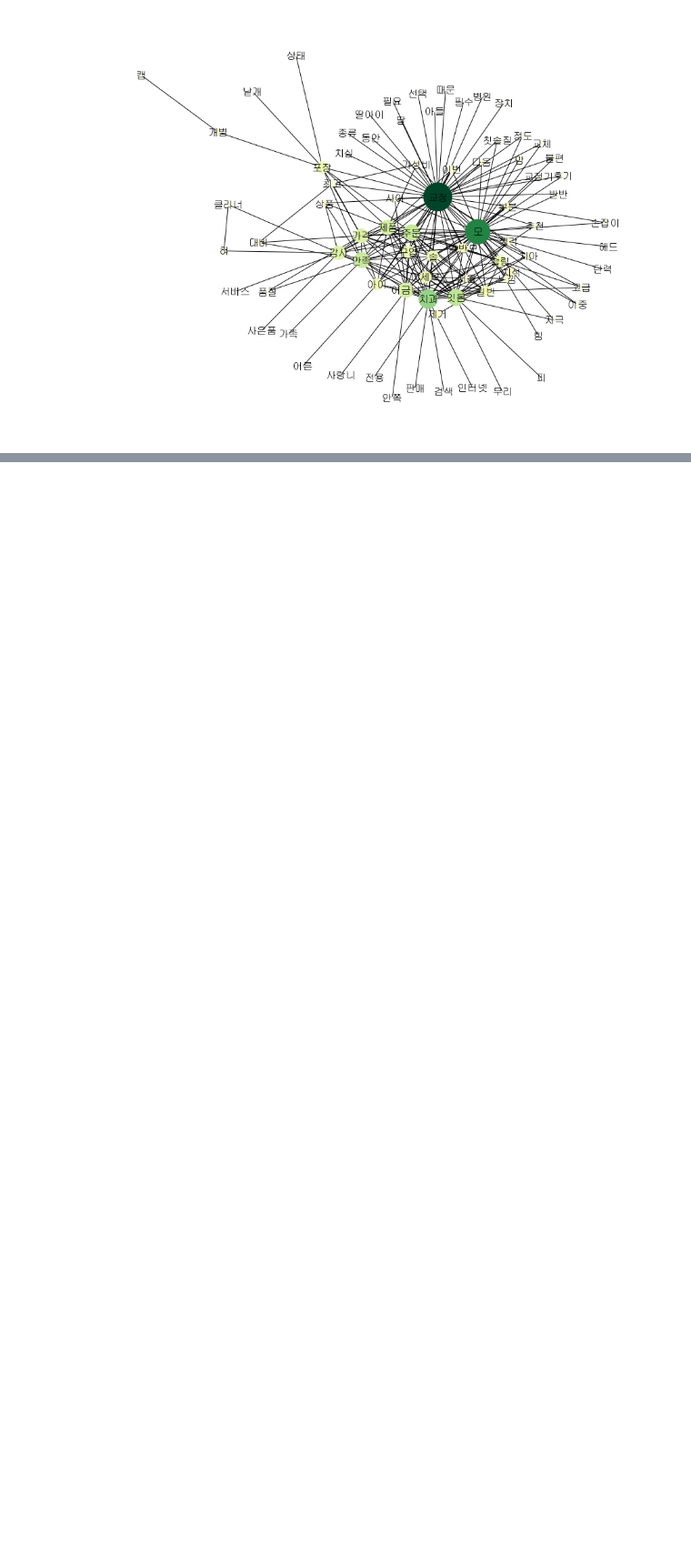
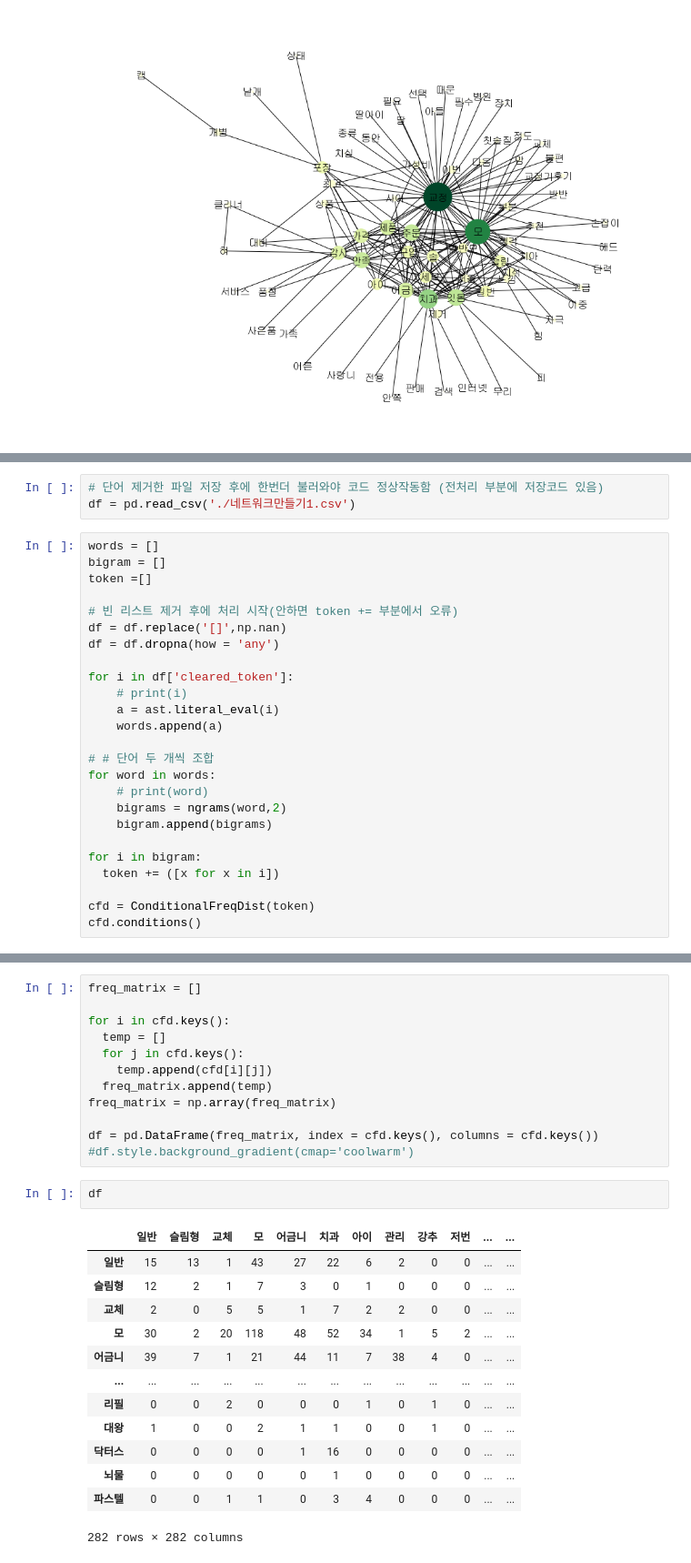
Before and after one commit to K-Final-Project/MZ-trend, a Jupyter notebook: 네이버쇼핑몰 칫솔-동호/2. 스마트스토어 - 네트워크분석.ipynb, the cells around one changed output, grey strips where cells are left out. Shown: that part at 91% size. Drawn from its saved outputs; the diff is of its cells as text; blank space fills up the shorter version.

```diff
--- a/네이버쇼핑몰 칫솔-동호/2. 스마트스토어 - 네트워크분석.ipynb
+++ b/네이버쇼핑몰 칫솔-동호/2. 스마트스토어 - 네트워크분석.ipynb
@@ -371,0 +521,28 @@ plt.savefig('./칫솔 - 네트워크분석.jpeg')            # 이미지 저장
+# %%
+# 단어 제거한 파일 저장 후에 한번더 불러와야 코드 정상작동함 (전처리 부분에 저장코드 있음)
+df = pd.read_csv('./네트워크만들기1.csv')
+# %%
+words = []
+bigram = []
+token =[]
+
+# 빈 리스트 제거 후에 처리 시작(안하면 token += 부분에서 오류)
+df = df.replace('[]',np.nan)
+df = df.dropna(how = 'any')
+
+for i in df['cleared_token']:
+    # print(i)
+    a = ast.literal_eval(i)
+    words.append(a)
+
+# # 단어 두 개씩 조합
+for word in words:
+    # print(word)
+    bigrams = ngrams(word,2)
+    bigram.append(bigrams)
+
+for i in bigram:
+  token += ([x for x in i])
+
+cfd = ConditionalFreqDist(token)
+cfd.conditions()
@@ -371,0 +567,28 @@ plt.savefig('./칫솔 - 네트워크분석.jpeg')            # 이미지 저장
+# %%
+freq_matrix = []
+
+for i in cfd.keys():
+  temp = []
+  for j in cfd.keys():
+    temp.append(cfd[i][j])
+  freq_matrix.append(temp)
+freq_matrix = np.array(freq_matrix)
+
+df = pd.DataFrame(freq_matrix, index = cfd.keys(), columns = cfd.keys())
+#df.style.background_gradient(cmap='coolwarm')
+# %%
+df
+# %% [output]
+|  | 일반 | 슬림형 | 교체 | 모 | 어금니 | 치과 | 아이 | 관리 | 강추 | 저번 | ... | ... |
+| 일반 | 15 | 13 | 1 | 43 | 27 | 22 | 6 | 2 | 0 | 0 | ... | ... |
+| 슬림형 | 12 | 2 | 1 | 7 | 3 | 0 | 1 | 0 | 0 | 0 | ... | ... |
+| 교체 | 2 | 0 | 5 | 5 | 1 | 7 | 2 | 2 | 0 | 0 | ... | ... |
+| 모 | 30 | 2 | 20 | 118 | 48 | 52 | 34 | 1 | 5 | 2 | ... | ... |
+| 어금니 | 39 | 7 | 1 | 21 | 44 | 11 | 7 | 38 | 4 | 0 | ... | ... |
+| ... | ... | ... | ... | ... | ... | ... | ... | ... | ... | ... | ... | ... |
+| 리필 | 0 | 0 | 2 | 0 | 0 | 0 | 1 | 0 | 1 | 0 | ... | ... |
+| 대왕 | 1 | 0 | 0 | 2 | 1 | 1 | 0 | 0 | 1 | 0 | ... | ... |
+| 닥터스 | 0 | 0 | 0 | 0 | 1 | 16 | 0 | 0 | 0 | 0 | ... | ... |
+| 뇌물 | 0 | 0 | 0 | 0 | 0 | 1 | 0 | 0 | 0 | 0 | ... | ... |
+| 파스텔 | 0 | 0 | 1 | 1 | 0 | 3 | 4 | 0 | 0 | 0 | ... | ... |
+282 rows × 282 columns
```
Also changed, not shown: parts of 17 cells of this notebook, 1 other file.
